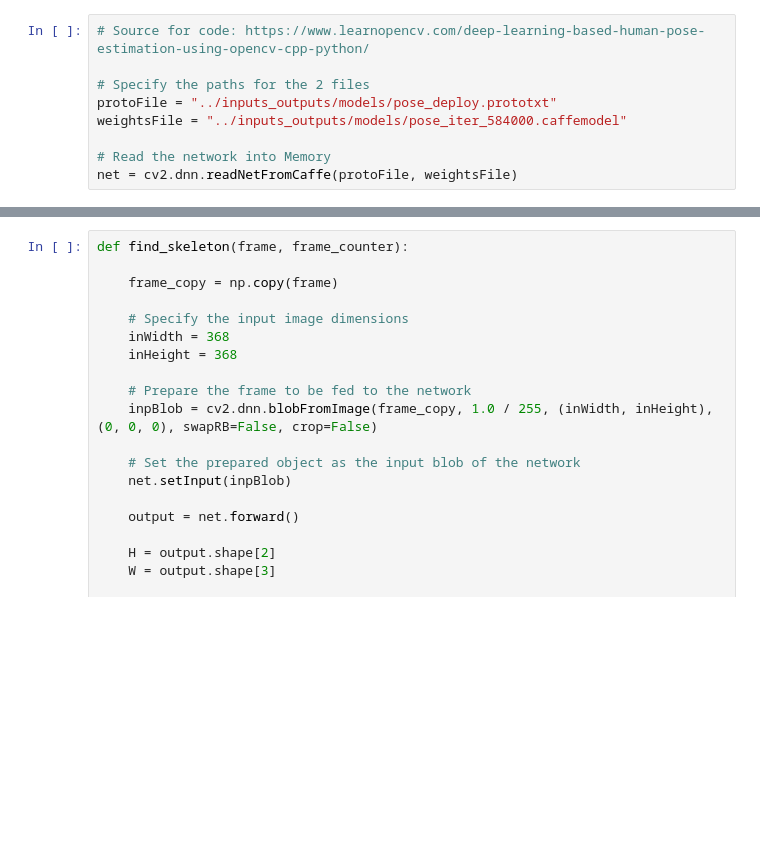
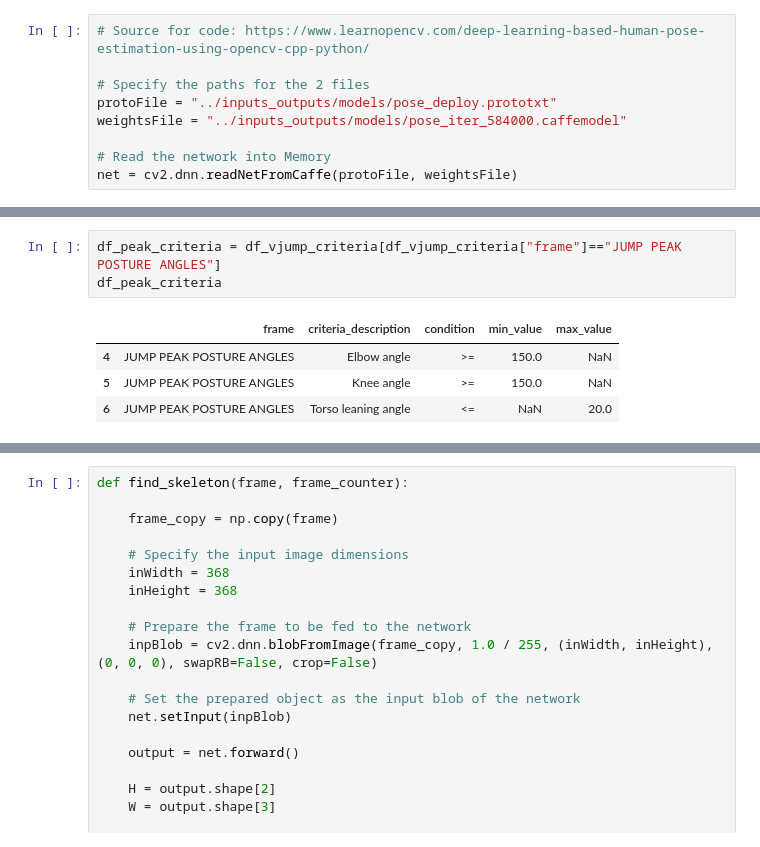
Before and after one commit to 2gauravc/w_yrs_poc1, a Jupyter notebook: code/redundant/trial_1_videos.ipynb, the cells around one changed output, grey strips where cells are left out. Cells and saved outputs as stored; diff of their text form; blank space fills up the shorter version.

```diff
--- a/code/redundant/trial_1_videos.ipynb
+++ b/code/redundant/trial_1_videos.ipynb
@@ -22,0 +34,8 @@ vjump_criteria_df
+# %%
+df_peak_criteria = df_vjump_criteria[df_vjump_criteria["frame"]=="JUMP PEAK POSTURE ANGLES"]
+df_peak_criteria
+# %% [output]
+|  | frame | criteria_description | condition | min_value | max_value |
+| 4 | JUMP PEAK POSTURE ANGLES | Elbow angle | >= | 150.0 | NaN |
+| 5 | JUMP PEAK POSTURE ANGLES | Knee angle | >= | 150.0 | NaN |
+| 6 | JUMP PEAK POSTURE ANGLES | Torso leaning angle | <= | NaN | 20.0 |
```
Also changed, not shown: parts of 10 cells of this notebook, 15 other files.
